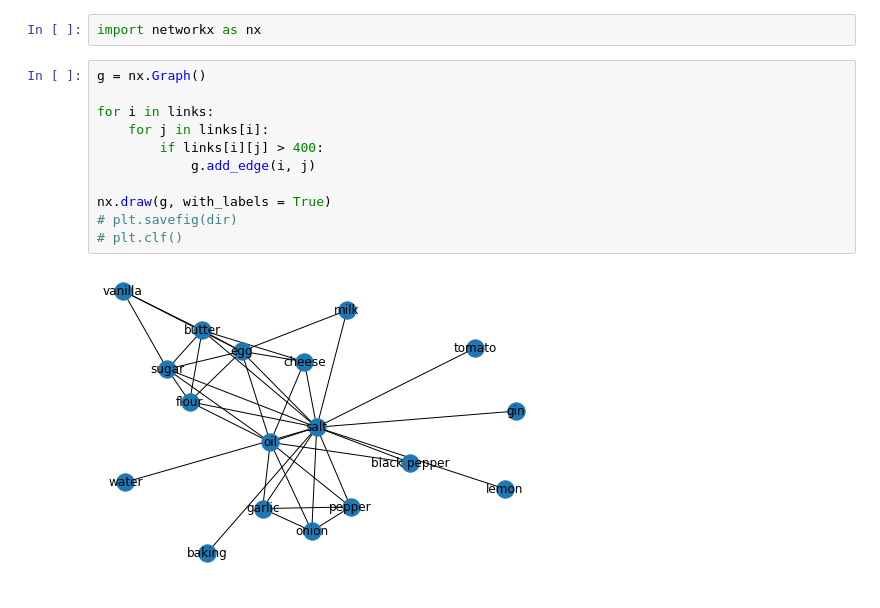
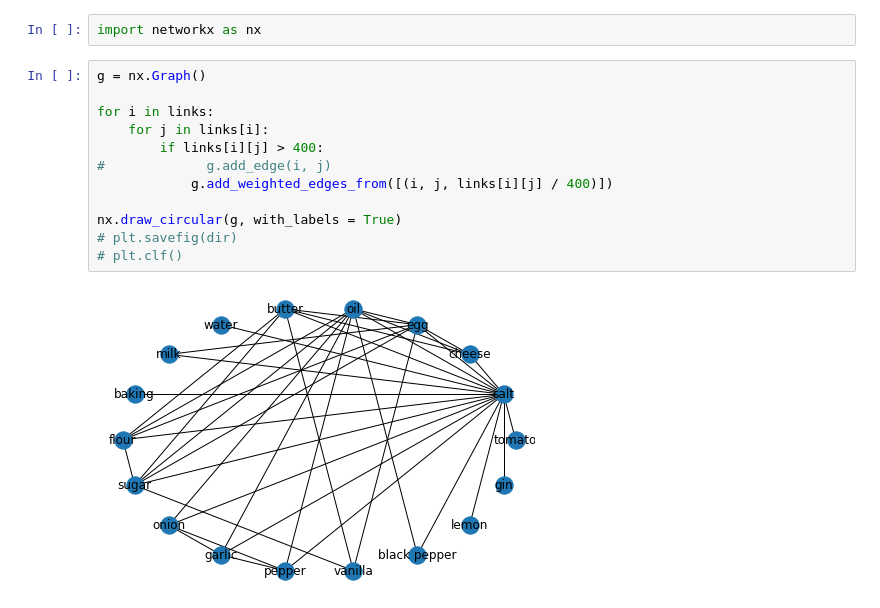
Before and after one commit to samar14641/food-recomm, a Jupyter notebook: edaWork.ipynb, the cells around one changed output. Cells and saved outputs as stored; diff of their text form.

Commit message:
added weighted edges to nx graph

```diff
--- a/edaWork.ipynb
+++ b/edaWork.ipynb
@@ -101,13 +101,14 @@ import networkx as nx
 # %%
 g = nx.Graph()
 
 for i in links:
     for j in links[i]:
         if links[i][j] > 400:
-            g.add_edge(i, j)
+#             g.add_edge(i, j)
+            g.add_weighted_edges_from([(i, j, links[i][j] / 400)])
 
-nx.draw(g, with_labels = True)
+nx.draw_circular(g, with_labels = True)
 # plt.savefig(dir)
 # plt.clf()
 # %% [output]
-[figure, old version]
+[figure, new version]
```
